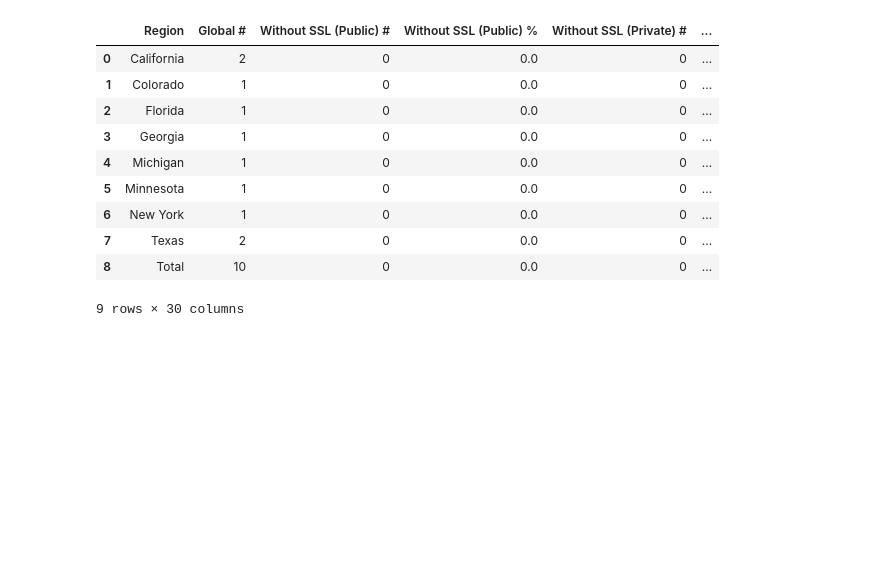
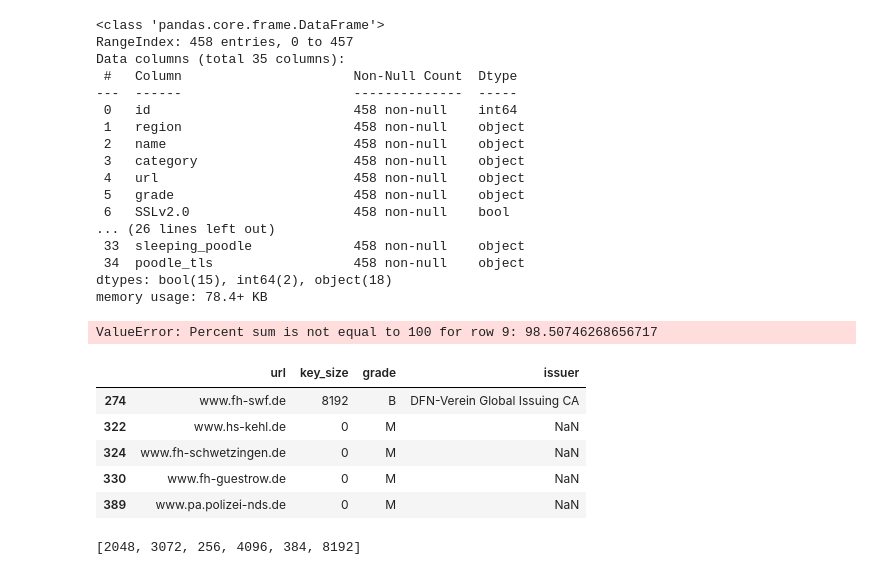
Before and after one commit to jacksonbarreto/WebSecureScout-Analyzer, a Jupyter notebook: analizer/security_layer.ipynb, the cells around one changed output. Drawn from its saved outputs; the diff is of its cells as text; code cells hidden in the pictures; blank space fills up the shorter version.

```diff
--- a/analizer/security_layer.ipynb
+++ b/analizer/security_layer.ipynb
@@ -10,5 +10,26 @@ create_directory_structure()
 
 
 source_df = load_data('security_layer_checker')
+# %%
+source_df.info()
+# %% [output]
+<class 'pandas.core.frame.DataFrame'>
+RangeIndex: 458 entries, 0 to 457
+Data columns (total 35 columns):
+ #   Column                      Non-Null Count  Dtype
+---  ------                      --------------  -----
+ 0   id                          458 non-null    int64
+ 1   region                      458 non-null    object
+ 2   name                        458 non-null    object
+ 3   category                    458 non-null    object
+ 4   url                         458 non-null    object
+ 5   grade                       458 non-null    object
+ 6   SSLv2.0                     458 non-null    bool
+... (26 lines left out)
+ 33  sleeping_poodle             458 non-null    object
+ 34  poodle_tls                  458 non-null    object
+dtypes: bool(15), int64(2), object(18)
+memory usage: 78.4+ KB
 # %%
 # sanity dataset
+source_df.loc[source_df['grade'].isna(), 'grade'] = 'M'
@@ -44,14 +89,27 @@ display(analysis_df)
 # save to csv
 save_table(analysis_df, category=category, table_name=table_name)
 # %% [output]
-|  | Region | Global # | Without SSL (Public) # | Without SSL (Public) % | Without SSL (Private) # | ... |
-| 0 | California | 2 | 0 | 0.0 | 0 | ... |
-| 1 | Colorado | 1 | 0 | 0.0 | 0 | ... |
-| 2 | Florida | 1 | 0 | 0.0 | 0 | ... |
-| 3 | Georgia | 1 | 0 | 0.0 | 0 | ... |
-| 4 | Michigan | 1 | 0 | 0.0 | 0 | ... |
-| 5 | Minnesota | 1 | 0 | 0.0 | 0 | ... |
-| 6 | New York | 1 | 0 | 0.0 | 0 | ... |
-| 7 | Texas | 2 | 0 | 0.0 | 0 | ... |
-| 8 | Total | 10 | 0 | 0.0 | 0 | ... |
-9 rows × 30 columns
+ValueError: Percent sum is not equal to 100 for row 9: 98.50746268656717
+# %%
+pub = source_df[source_df['category'] == 'Public']
+criteria = 'key_size != 256 & key_size != 384 & key_size != 1024 & key_size != 2048 & key_size != 3072 & key_size != 4096'
+strange = pub.query(criteria)
+display(strange[['url', 'key_size', 'grade', 'issuer']])
+# reescreva otimizadamente a consulta anterior
+# %% [output]
+|  | url | key_size | grade | issuer |
+| 274 | www.fh-swf.de | 8192 | B | DFN-Verein Global Issuing CA |
+| 322 | www.hs-kehl.de | 0 | M | NaN |
+| 324 | www.fh-schwetzingen.de | 0 | M | NaN |
+| 330 | www.fh-guestrow.de | 0 | M | NaN |
+| 389 | www.pa.polizei-nds.de | 0 | M | NaN |
+# %%
+key_lengths = source_df['key_size'].unique()
+# Remova o valor zero, caso esteja presente
+key_lengths = [key_length for key_length in key_lengths if key_length != 0]
+
+# Ordenar os tamanhos de chave com base no mapeamento personalizado
+key_lengths = sorted(key_lengths, key=rank_key_size)
+print(key_lengths)
+# %% [output]
+[2048, 3072, 256, 4096, 384, 8192]
```
Also changed, not shown: parts of 13 cells of this notebook, 11 other files.
